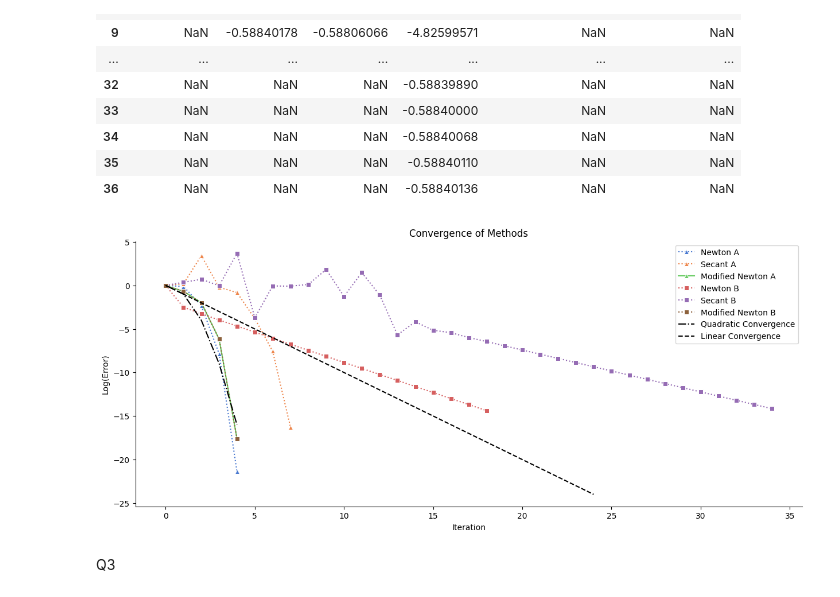
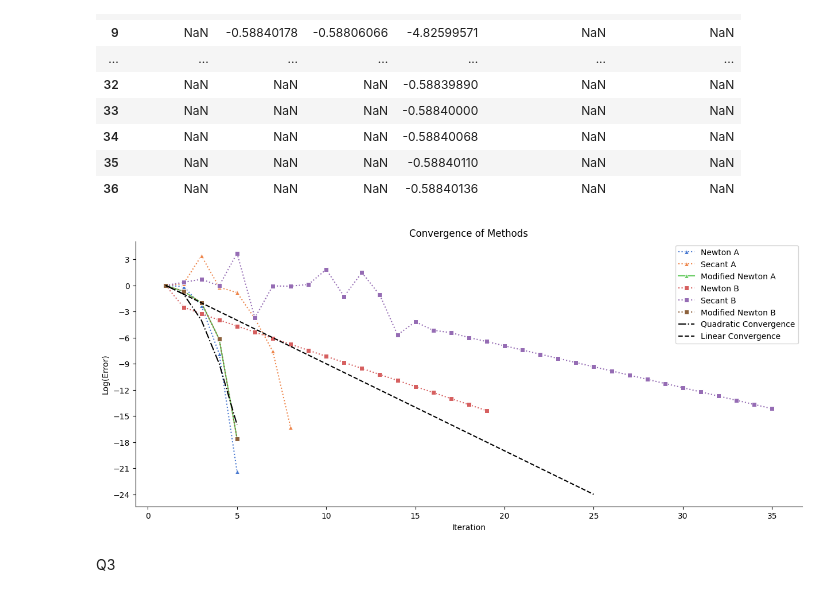
Before and after one commit to pesricha/DS288-Numerical-Methods, a Jupyter notebook: HW2/Homework-2.ipynb, the cells around one changed output. Drawn from its saved outputs; the diff is of its cells as text; code cells hidden in the pictures.

Commit message:
Updated Graph

```diff
--- a/HW2/Homework-2.ipynb
+++ b/HW2/Homework-2.ipynb
@@ -79,7 +79,7 @@ def secant(f:callable, p0: np.float64, p1: np.float64, tol : np.float64 =1e-6 ,
         p0 = p1
         p1 = p
         i+=1
-    return i-1,p_values, error
+    return i,p_values, error
 
 iterations_newton_f_a, p_values_newton_f_a, error_values_newton_a = newton_raphson(f_a, d_f_a, 0)
 iterations_newton_f_b, p_values_newton_f_b, error_values_newton_b = newton_raphson(f_b, d_f_b, 0)
@@ -151,37 +151,38 @@ table
 # %%
 plt.figure(figsize=(15, 6))
 
 # Define a harmonious color palette
 colors = sns.color_palette("muted", 6)
 
 # Plot with triangles for A plots and squares for B plots, and dotted lines
-sns.lineplot(data=np.log(error_values_newton_a), color=colors[0], marker='^', linestyle=':', label='Newton A')
-sns.lineplot(data=np.log(error_values_secant_a), color=colors[1], marker='^', linestyle=':', label='Secant A')
-sns.lineplot(data=np.log(error_values_MN_a), color=colors[2], marker='^', linestyle='-', label='Modified Newton A')
-sns.lineplot(data=np.log(error_values_newton_b), color=colors[3], marker='s', linestyle=':', label='Newton B')
-sns.lineplot(data=np.log(error_values_secant_b), color=colors[4], marker='s', linestyle=':', label='Secant B')
-sns.lineplot(data=np.log(error_values_MN_b), color=colors[5], marker='s', linestyle=':', label='Modified Newton B')
+sns.lineplot(y=np.log(error_values_newton_a), x = range(1, len(error_values_newton_a)+1), color=colors[0], marker='^', linestyle=':', label='Newton A')
+sns.lineplot(y=np.log(error_values_secant_a), x = range(1, len(error_values_secant_a)+1), color=colors[1], marker='^', linestyle=':', label='Secant A')
+sns.lineplot(y=np.log(error_values_MN_a), x = range(1, len(error_values_MN_a)+1), color=colors[2], marker='^', linestyle='-', label='Modified Newton A')
+sns.lineplot(y=np.log(error_values_newton_b), x = range(1, len(error_values_newton_b)+1), color=colors[3], marker='s', linestyle=':', label='Newton B')
+sns.lineplot(y=np.log(error_values_secant_b),x = range(1, len(error_values_secant_b)+1), color=colors[4], marker='s', linestyle=':', label='Secant B')
+sns.lineplot(y=np.log(error_values_MN_b),x = range(1, len(error_values_MN_b)+1), color=colors[5], marker='s', linestyle=':', label='Modified Newton B')
 
 max_length = len(error_values_secant_b)
 iterations = np.arange(25)
 linear_convergence = -iterations  # Linear convergence line
 iterations = np.arange(5)
 quadratic_convergence = -iterations**2  # Quadratic convergence line
 
-plt.plot(quadratic_convergence, 'k-.', label='Quadratic Convergence')
-plt.plot(linear_convergence, 'k--', label='Linear Convergence')
+plt.plot(range(1,6) ,quadratic_convergence, 'k-.', label='Quadratic Convergence')
+plt.plot(range(1,26), linear_convergence, 'k--', label='Linear Convergence')
 plt.xlabel('Iteration')
 plt.ylabel('Log(Error)')
 plt.title('Convergence of Methods')
+plt.yticks(np.arange(-24, 6, 3))
 plt.legend()
 
 plt.gca().spines['top'].set_visible(False)
 plt.gca().spines['right'].set_visible(False)
 
 
 plt.show()
 # %% [output]
-[figure, old version]
+[figure, new version]
 # %% [markdown]
 Q3
 # %%
```
Also changed, not shown: parts of 1 cell of this notebook, 1 other file.
